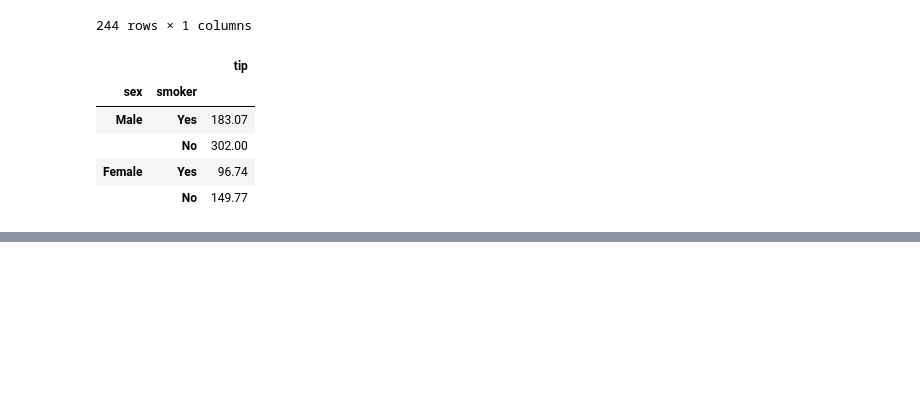
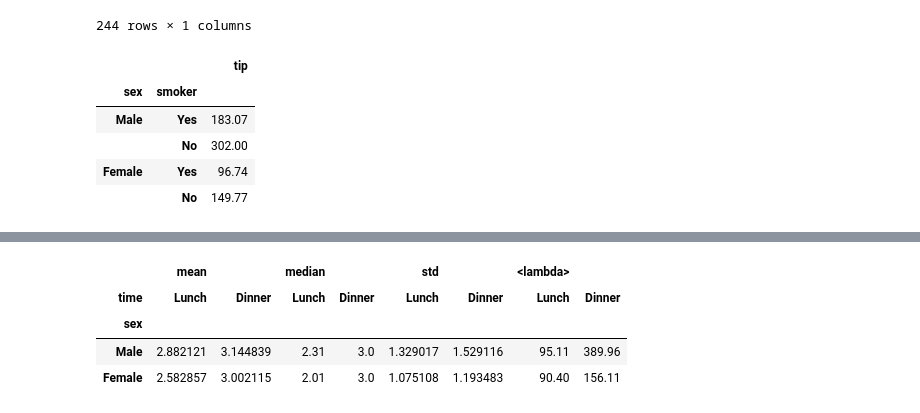
Before and after one commit to vcautela/Data_Wrangling, a Jupyter notebook: Data_Wrangling.ipynb, the cells around one changed output, grey strips where cells are left out. Saved outputs shown, nothing was run; the diff lists cells and outputs as text; code cells hidden in the pictures; blank space fills up the shorter version.

```diff
--- a/Data_Wrangling.ipynb
+++ b/Data_Wrangling.ipynb
@@ -439,0 +516,10 @@ px.bar(data_frame=df,x='sex',y='tip', color='smoker', barmode='group')
+# %%
+# pivot com múltiplas funções de agregação
+
+df.pivot_table(index='sex', columns='time', values='tip', aggfunc=['mean', np.median, np.std, lambda x: x.sum()])
+# %% [output]
+|  | mean |  | median |  | std |  | <lambda> |  |
+| time | Lunch | Dinner | Lunch | Dinner | Lunch | Dinner | Lunch | Dinner |
+| sex |  |  |  |  |  |  |  |  |
+| Male | 2.882121 | 3.144839 | 2.31 | 3.0 | 1.329017 | 1.529116 | 95.11 | 389.96 |
+| Female | 2.582857 | 3.002115 | 2.01 | 3.0 | 1.075108 | 1.193483 | 90.40 | 156.11 |
```
Also changed, not shown: parts of 14 cells of this notebook.
